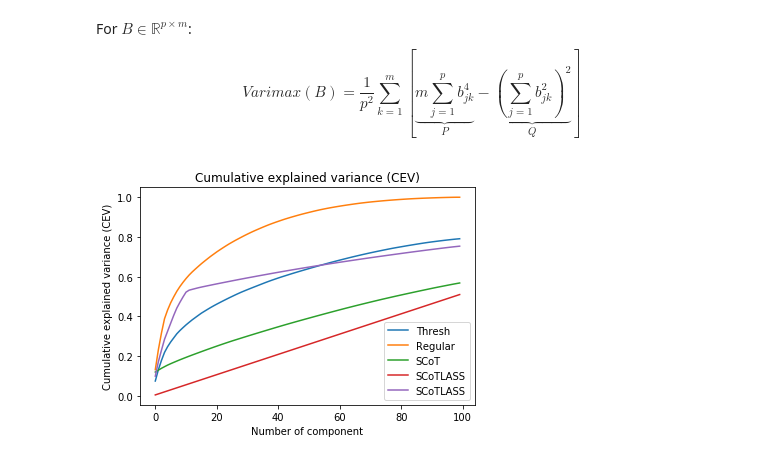
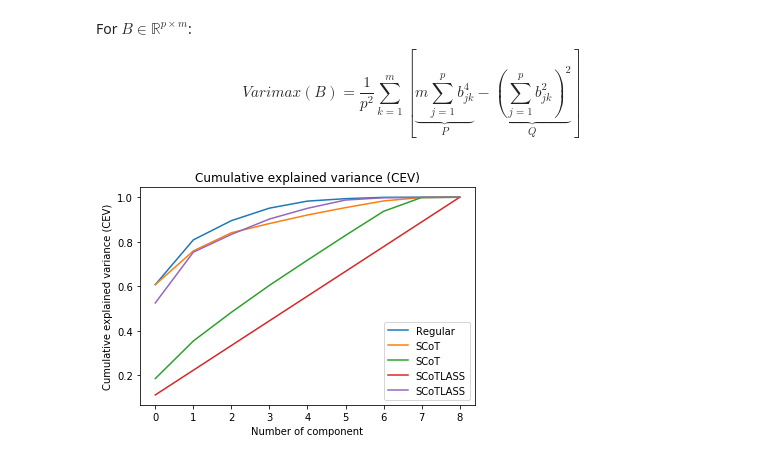
Before and after one commit to Jonas-JP-Peeters/Sparse-PCA-Project, a Jupyter notebook: Scripts/Main.ipynb, the cells around one changed output. Drawn from its saved outputs; the diff is of its cells as text; code cells hidden in the pictures.

Commit message:
updated scot method and added breast tissue data set

```diff
--- a/Scripts/Main.ipynb
+++ b/Scripts/Main.ipynb
@@ -413,9 +414,3 @@ For $B\in \mathbb{R}^{p\times m}$:
 $$
 Varimax(B) = \frac{1}{p^2}\sum_{k=1}^m\left[\underbrace{m\sum_{j=1}^p b_{jk}^4}_{P} - \underbrace{\left(\sum_{j=1}^p b_{jk}^2\right)^2}_{Q}\right]
 $$
-# %%
-def varimax(B):
-    p, m = B[None,:].shape
-    P = m*np.sum(np.power(B, 4), axis = 0)
-    Q = np.power(np.sum(np.power(B, 2), axis = 0), 2)
-    return 1/p**2 * np.sum(P - Q)
@@ -422,12 +537,16 @@ def varimax(B):
 # %%
-def SCoT(X, reg_param, x0 = 'default'):
+def SCoT(X, reg_param, x0 = 'default', alpha = 10**-4,
+             max_iter = 10000, crit = 1e-1000):
     '''
     function takes
     - X: n x p dataset
-    - reg_param: regularization parameter (positive float); Default = sqrt(p)
+    - reg_param: regularization parameter (positive float)
     - x0: Initial value of the vector
+    - alpha: Step size of gradient descent (<1 for convergence)
+    - max_iters: max number of steps (positive integer)
+    - crit: critical stopping value for the gradient descent algorithm
+    function returns
 
-    function returns
     - array with principal components in its columns (n x p)
     '''
     # Standardize the dataset
@@ -436,10 +555,7 @@ def SCoT(X, reg_param, x0 = 'default'):
     num_feat = sigma.shape[0]
 
     # Initialize an array for principal components
-    pcs = np.zeros(shape = X.shape)
-
-    # Configure objective function
-    obj_fun = lambda x, sigma, reg_param: -(x.T @ sigma @ x + reg_param * varimax(x))
+    pcs = np.zeros(shape = (min(X.shape[0],X.shape[1]),X.shape[1]))
 
     # Initial vector for gradient descent
     if x0 == 'default': x0 = np.ones(shape = (num_feat,1))
@@ -447,13 +563,11 @@ def SCoT(X, reg_param, x0 = 'default'):
     else: pass
     v = x0/np.linalg.norm(x0)
 
-    # Initial orthogonal complement to previous pcs
-    V = np.identity(num_feat)
+    V = np.identity(X.shape[1])
 
     for _ in range(len(pcs)):
         # Find the best principal component
-        pc = minimize(obj_fun, x0, args = (sigma, reg_param)).x
-        pc = (V @ pc)/np.linalg.norm(V @ pc)
+        pc = scotGradAsc(sigma, V, reg_param, x0, alpha, max_iter, crit)
         pcs[_] = pc.T
 
         # Project the covariance matrix and x0
@@ -465,19 +579,21 @@ def SCoT(X, reg_param, x0 = 'default'):
 
     return pcs
 # %%
-reg_thresh = PCAObject(threshold_PCA(X_proto), X_proto, "Thresh")
-reg_reg = PCAObject(reg_PCA(X_proto)[1], X_proto, "Regular")
-reg_scot = PCAObject(SCoT(X_proto, 10), X_proto, "SCoT")
-reg_scotlass_1 = PCAObject(SCoTLASS(X_proto,1), X_proto, "SCoTLASS")
-reg_scotlass_14 = PCAObject(SCoTLASS(X_proto,14), X_proto, "SCoTLASS")
+#reg_thresh = PCAObject(threshold_PCA(X_small), X_small, "Thresh")
+reg_reg = PCAObject(reg_PCA(X_small)[1], X_small, "Regular")
+reg_scot_100 = PCAObject(SCoT(X_small, 100), X_small, "SCoT")
+reg_scot_2000 = PCAObject(SCoT(X_small, 2000), X_small, "SCoT")
+reg_scotlass_1 = PCAObject(SCoTLASS(X_small,1), X_small, "SCoTLASS")
+reg_scotlass_default = PCAObject(SCoTLASS(X_small,'default'), X_small, "SCoTLASS")
 # %%
-reg_thresh.plotCEV()
+#reg_thresh.plotCEV()
 reg_reg.plotCEV()
-reg_scot.plotCEV()
+reg_scot_100.plotCEV()
+reg_scot_2000.plotCEV()
 reg_scotlass_1.plotCEV()
-reg_scotlass_14.plotCEV()
+reg_scotlass_default.plotCEV()
 # %% [output]
-[figure, old version]
+[figure, new version]
 # %%
 x = np.arange(len(reg_reg.pcs))
 
```
Also changed, not shown: parts of 18 cells of this notebook, 2 other files.
